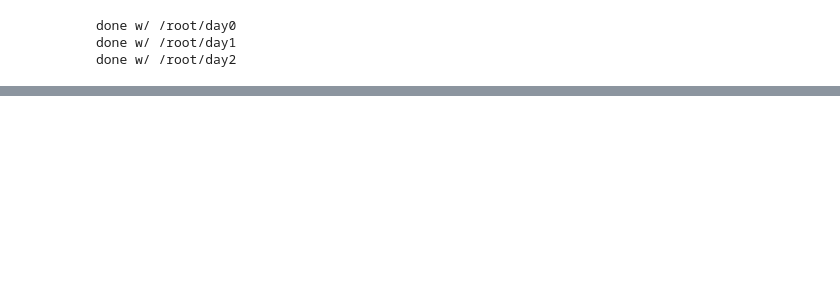
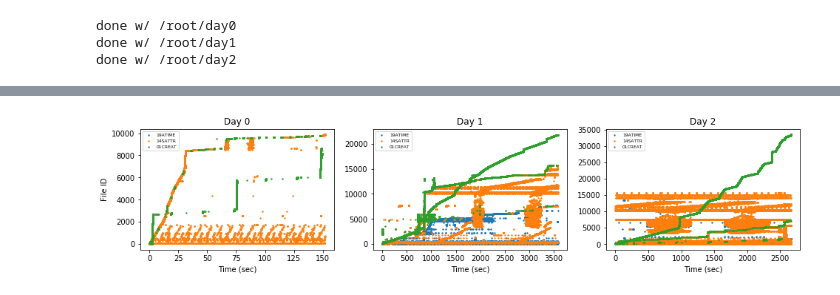
Before and after one commit to michaelsevilla/parsplice-ml-popper, a Jupyter notebook: experiments/lustre-trace/viz-trace.ipynb, the cells around one changed output, grey strips where cells are left out. Cells and saved outputs as stored; diff of their text form; code cells hidden in the pictures; blank space fills up the shorter version.

```diff
--- a/experiments/lustre-trace/viz-trace.ipynb
+++ b/experiments/lustre-trace/viz-trace.ipynb
@@ -104,0 +82,4 @@ Name: msg, dtype: object
+# %%
+keyids = {}; plot_days(['19ATIME', '14SATTR',  '01CREAT'])
+# %% [output]
+[figure, added]
```
Also changed, not shown: parts of 8 cells of this notebook, 6 other files.
